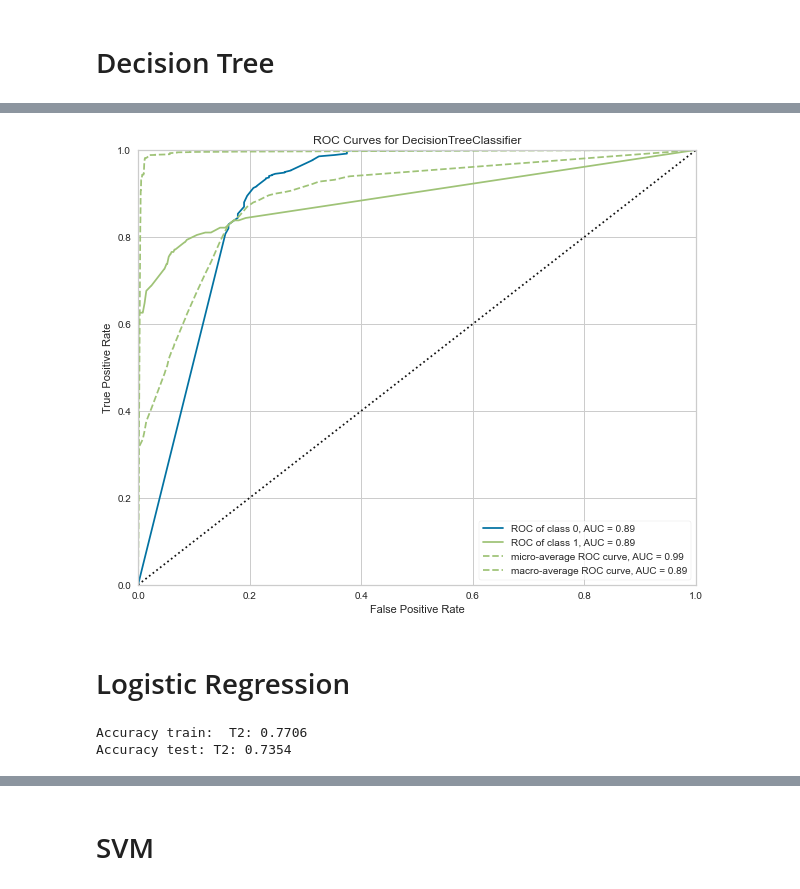
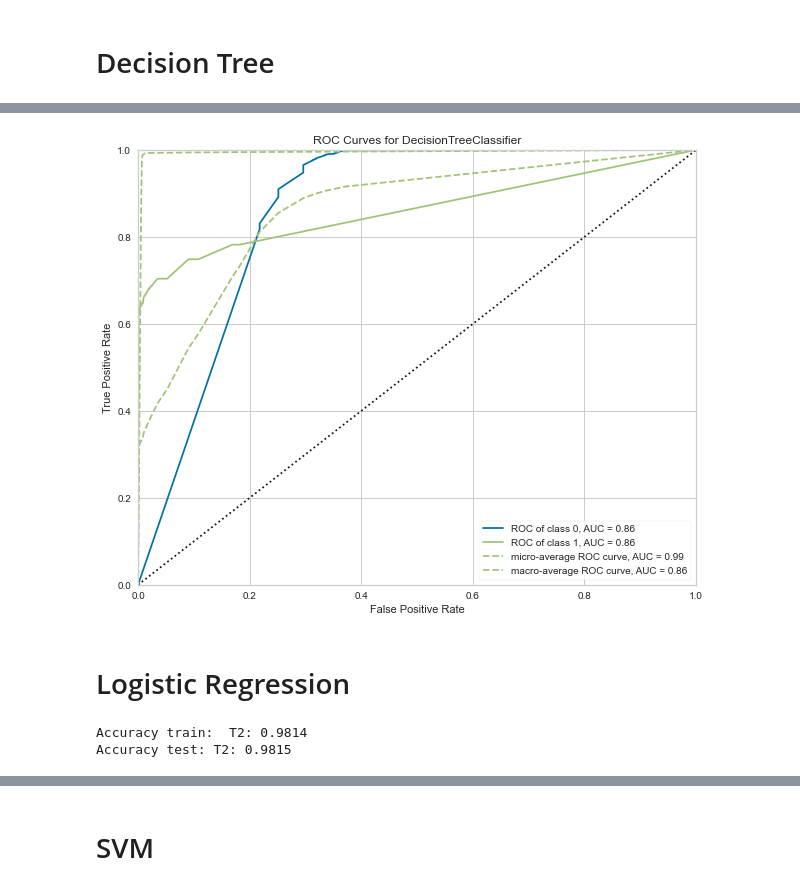
Before and after one commit to dvh549/Financial_Analytics, a Jupyter notebook: WOE_Notebook.ipynb, the cells around one changed output, grey strips where cells are left out. Saved outputs shown, nothing was run; the diff lists cells and outputs as text; code cells hidden in the pictures.

```diff
--- a/WOE_Notebook.ipynb
+++ b/WOE_Notebook.ipynb
@@ -86,0 +125,4 @@ plt.show()
+# %%
+plt.rcParams["figure.figsize"] = (10,8)
+plot_ROC_curve(dt, X_balanced, y_balanced, X_test, y_test)
+plt.show()
@@ -87,3 +141,15 @@ plt.show()
+# %%
+plt.rcParams["figure.figsize"] = (10,8)
+mat = confusion_matrix(y_test, lr_pred)
+cmd = ConfusionMatrixDisplay(mat)
+cmd.plot()
+plt.tick_params(axis = u'both', which = u'both', length = 0)
+plt.grid(b = None)
+plt.show()
+# %%
+plt.rcParams["figure.figsize"] = (10,8)
+plot_ROC_curve(lr, X_balanced, y_balanced, X_test, y_test)
+plt.show()
 # %% [markdown]
 **Just WoE Bins**
 # %%
@@ -409,11 +475,11 @@ F1 score: 0.000000
 from sklearn import tree
 
 dt = tree.DecisionTreeClassifier(max_depth=12, criterion="entropy", min_samples_leaf=2)
-tree = dt.fit(X_balanced, y_balanced)
+tree = dt.fit(X_train, y_train)
 
 dt_pred=tree.predict(X_test)
 
 #Accuracy score
-print(f"Accuracy train:  {round(tree.score(X_balanced, y_balanced), 4)}")
+print(f"Accuracy train:  {round(tree.score(X_train, y_train), 4)}")
 print(f"Accuracy test:  {round(tree.score(X_test, y_test),4 )}")
 # %% [output]
@@ -444,20 +510,20 @@ plt.show()
 # %%
 plt.rcParams["figure.figsize"] = (10,8)
-plot_ROC_curve(dt, X_balanced, y_balanced, X_test, y_test)
+plot_ROC_curve(dt, X_train, y_train, X_test, y_test)
 plt.show()
 # %% [output]
-[figure, old version]
+[figure, new version]
 # %% [markdown]
 # Logistic Regression
 # %%
-lr = LogisticRegression(random_state=0).fit(X_balanced, y_balanced)
+lr = LogisticRegression(random_state=0).fit(X_train, y_train)
 lr_pred = lr.predict(X_test)
 
-print(f"Accuracy train:  T2: {round(lr.score(X_balanced, y_balanced), 4)}")
+print(f"Accuracy train:  T2: {round(lr.score(X_train, y_train), 4)}")
 print(f"Accuracy test: T2: {round(lr.score(X_test, y_test),4 )}")
 # %% [output]
-Accuracy train:  T2: 0.7706
-Accuracy test: T2: 0.7354
+Accuracy train:  T2: 0.9814
+Accuracy test: T2: 0.9815
 # %%
 print(f'Classification Report Logistic Regression: \n{classification_report(y_test, lr_pred)}')
 # %% [output]
```
Also changed, not shown: parts of 17 cells of this notebook.
